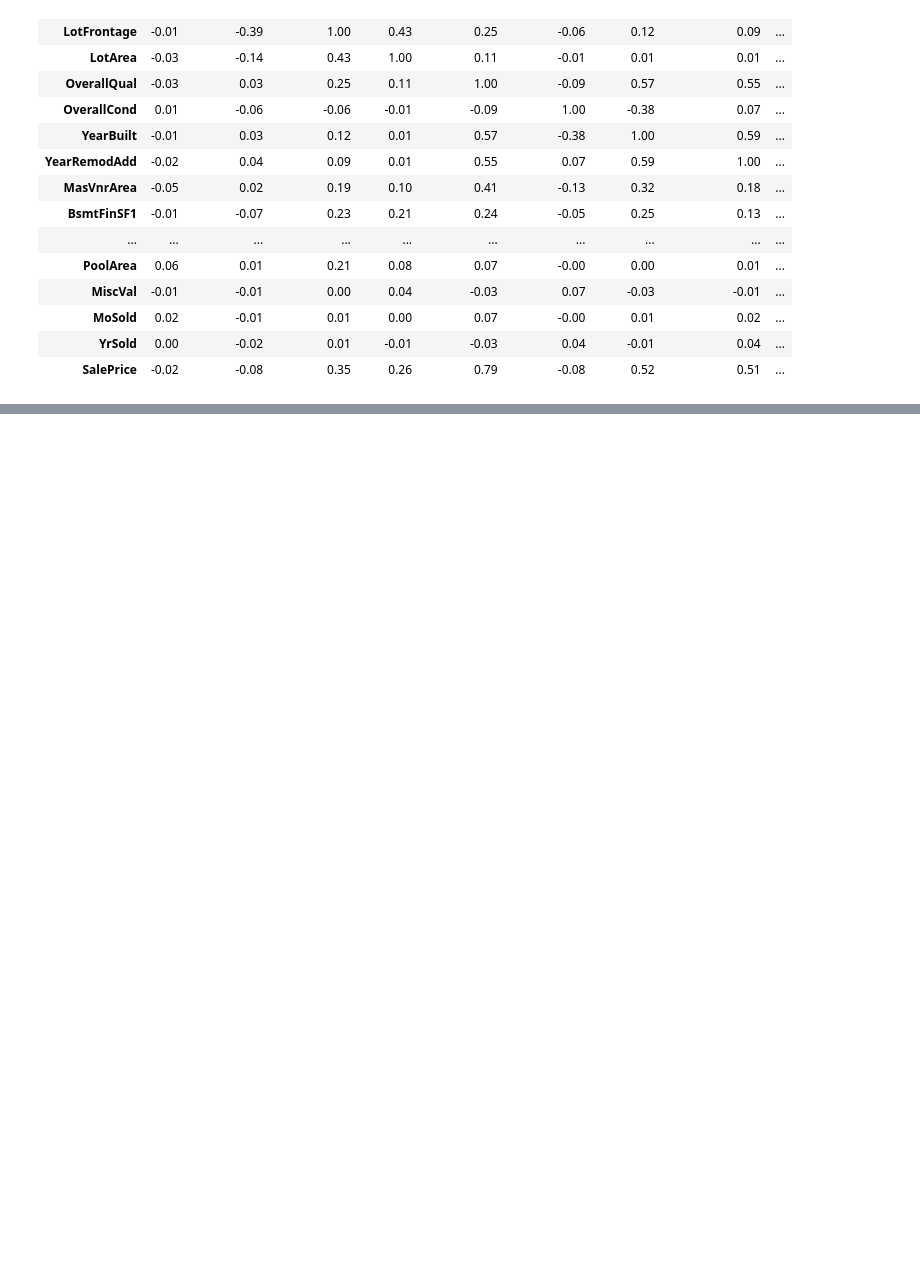
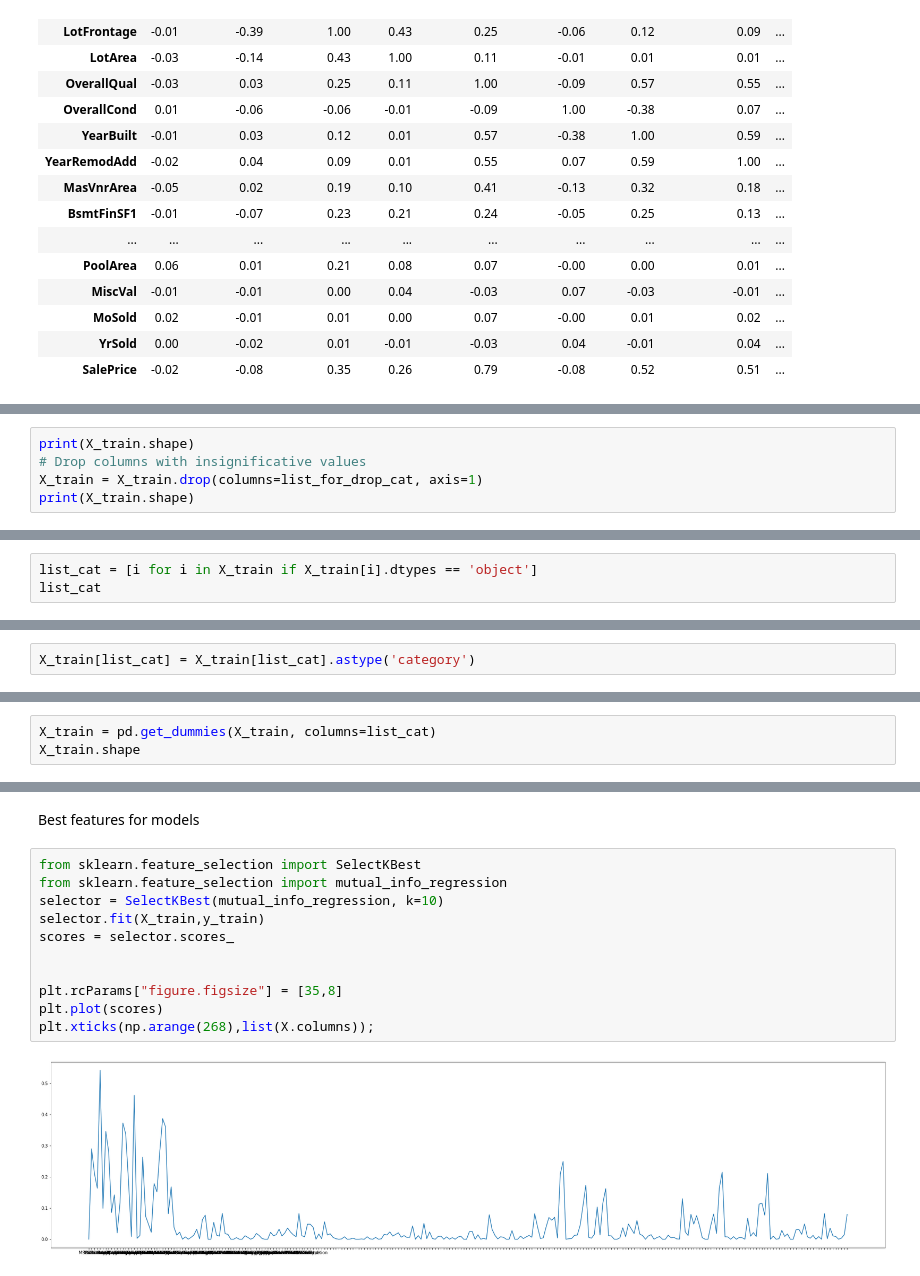
Before and after one commit to WillArevalo/Machine_Learning_works, a Jupyter notebook: Trees & Random Forests.ipynb, the cells around one changed output, grey strips where cells are left out. Drawn from its saved outputs; the diff is of its cells as text; blank space fills up the shorter version.

```diff
--- a/Trees & Random Forests.ipynb
+++ b/Trees & Random Forests.ipynb
@@ -98,0 +316,5 @@ corr.style.background_gradient(cmap='coolwarm').set_precision(2)
+# %%
+print(X_train.shape)
+# Drop columns with insignificative values
+X_train = X_train.drop(columns=list_for_drop_cat, axis=1)
+print(X_train.shape)
@@ -98,0 +324,3 @@ corr.style.background_gradient(cmap='coolwarm').set_precision(2)
+# %%
+list_cat = [i for i in X_train if X_train[i].dtypes == 'object']
+list_cat
@@ -98,0 +345,2 @@ corr.style.background_gradient(cmap='coolwarm').set_precision(2)
+# %%
+X_train[list_cat] = X_train[list_cat].astype('category')
@@ -98,0 +367,3 @@ corr.style.background_gradient(cmap='coolwarm').set_precision(2)
+# %%
+X_train = pd.get_dummies(X_train, columns=list_cat)
+X_train.shape
@@ -98,0 +380,15 @@ corr.style.background_gradient(cmap='coolwarm').set_precision(2)
+# %% [markdown]
+Best features for models
+# %%
+from sklearn.feature_selection import SelectKBest
+from sklearn.feature_selection import mutual_info_regression
+selector = SelectKBest(mutual_info_regression, k=10)
+selector.fit(X_train,y_train)
+scores = selector.scores_
+
+
+plt.rcParams["figure.figsize"] = [35,8]
+plt.plot(scores)
+plt.xticks(np.arange(268),list(X.columns));
+# %% [output]
+[figure, added]
```
Also changed, not shown: parts of 48 cells of this notebook.
